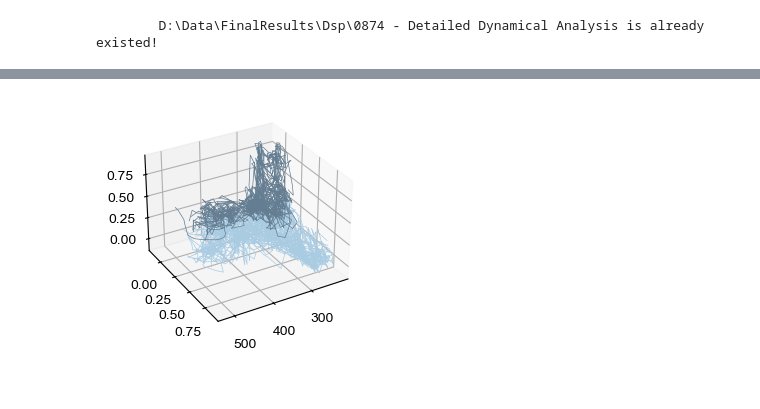
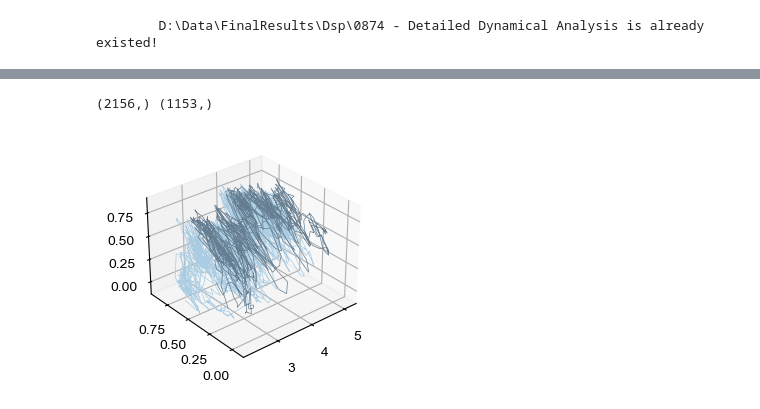
Before and after one commit to YAO-Shuyang/PlotFigures, a Jupyter notebook: NodeFigures/Fig0874 - Detailed Dynamical Analysis.ipynb, the cells around one changed output, grey strips where cells are left out. Saved outputs shown, nothing was run; the diff lists cells and outputs as text; code cells hidden in the pictures.

```diff
--- a/NodeFigures/Fig0874 - Detailed Dynamical Analysis.ipynb
+++ b/NodeFigures/Fig0874 - Detailed Dynamical Analysis.ipynb
@@ -65,11 +433,33 @@ def identify_part(route: int, maze_type: int):
         else:
             return 1
 
+def is_forward(nodes_traj: np.ndarray, maze_type: int, nx: int = 48):
+    D = GetDMatrices(maze_type=maze_type, nx=nx)
+    return np.diff(D[nodes_traj, 0]) >= 0
 
+def set_axes_equal(ax):
+    """Make 3D plots have equal aspect ratio."""
+    x_limits = ax.get_xlim3d()
+    y_limits = ax.get_ylim3d()
+    z_limits = ax.get_zlim3d()
+
+    x_range = abs(x_limits[1] - x_limits[0])
+    y_range = abs(y_limits[1] - y_limits[0])
+    z_range = abs(z_limits[1] - z_limits[0])
+
+    max_range = max([x_range, y_range, z_range])
+
+    x_middle = np.mean(x_limits)
+    y_middle = np.mean(y_limits)
+    z_middle = np.mean(z_limits)
+
+    ax.set_xlim3d([x_middle - max_range/2, x_middle + max_range/2])
+    ax.set_ylim3d([y_middle - max_range/2, y_middle + max_range/2])
+    ax.set_zlim3d([z_middle - max_range/2, z_middle + max_range/2])
 
 R = 5
 S = 6
-M = 10224
+M = 10227
 with open(join(dir_name, f'{M}.pkl'), 'rb') as f:
     res = pickle.load(f)
 
@@ -91,7 +481,8 @@ idx_R = np.where((session_traj == S) & (route_traj == R) & np.isin(S2F[nodes_tra
 if identify_part(R, trace['maze_type']) == 0:
     idx_R0 = np.where(
         (session_traj == S) &
-        (route_traj == 0) &
+        (route_traj != 3) &
+        (route_traj != 6) &
         (lap_traj < first_SB_lap) &
         np.isin(S2F[nodes_traj], get_intersected(R, trace['maze_type']))
     )[0]
@@ -105,40 +496,47 @@ else:
 
 mean_map_r0 = get_r0_map(trace, R, session=S)
 mean_map_r = get_mean_map(trace, R, session=S)
 corr_traj_R = np.zeros((idx_R.shape[0], 2), dtype=np.float64)
 corr_traj_R0 = np.zeros((idx_R0.shape[0], 2), dtype=np.float64)
 
+print(idx_R0.shape, idx_R.shape)
+
 assert mean_map_r0.shape[0] == neural_traj.shape[0]
 
 for i in tqdm(range(len(corr_traj_R0))):
     corr_traj_R0[i, 0] = np.corrcoef(neural_traj[:, idx_R0[i]], mean_map_r0[:, nodes_traj[idx_R0[i]]])[0, 1]
     corr_traj_R0[i, 1] = np.corrcoef(neural_traj[:, idx_R0[i]], mean_map_r[:, nodes_traj[idx_R0[i]]])[0, 1]
 
 for i in tqdm(range(len(corr_traj_R))):
     corr_traj_R[i, 0] = np.corrcoef(neural_traj[:, idx_R[i]], mean_map_r0[:, nodes_traj[idx_R[i]]])[0, 1]
     corr_traj_R[i, 1] = np.corrcoef(neural_traj[:, idx_R[i]], mean_map_r[:, nodes_traj[idx_R[i]]])[0, 1]
 
 dlap_R0 = np.concatenate(([0], np.where(np.diff(lap_traj[idx_R0]) != 0)[0]+1, [len(idx_R0)]))
 
 fig = plt.figure(figsize=(6, 3))
 ax = Clear_Axes(fig.add_subplot(111, projection='3d'), close_spines=['top', 'right'], ifxticks=True, ifyticks=True)
 for i in range(len(dlap_R0)-1):
+    forward_idx = np.where(is_forward(nodes_traj[idx_R0][dlap_R0[i]:dlap_R0[i+1]], trace['maze_type']))[0]
     ax.plot(
-        D[nodes_traj[idx_R0][dlap_R0[i]:dlap_R0[i+1]], 0],
-        corr_traj_R0[dlap_R0[i]:dlap_R0[i+1], 0],
-        corr_traj_R0[dlap_R0[i]:dlap_R0[i+1], 1],
+        D[nodes_traj[idx_R0][dlap_R0[i]:dlap_R0[i+1]], 0][forward_idx]/100,
+        corr_traj_R0[dlap_R0[i]:dlap_R0[i+1], 0][forward_idx],
+        corr_traj_R0[dlap_R0[i]:dlap_R0[i+1], 1][forward_idx],
         color=DSPPalette[0],
-        linewidth=0.5
+        linewidth=0.5,
+        #s=2
     )
 dlap_R = np.concatenate(([0], np.where(np.diff(lap_traj[idx_R]) != 0)[0]+1, [len(idx_R)]))
 for i in range(len(dlap_R)-1):
+    forward_idx = np.where(is_forward(nodes_traj[idx_R][dlap_R[i]:dlap_R[i+1]], trace['maze_type']))[0]
     ax.plot(
-        D[nodes_traj[idx_R][dlap_R[i]:dlap_R[i+1]], 0],
-        corr_traj_R[dlap_R[i]:dlap_R[i+1], 0],
-        corr_traj_R[dlap_R[i]:dlap_R[i+1], 1],
+        D[nodes_traj[idx_R][dlap_R[i]:dlap_R[i+1]], 0][forward_idx]/100,
+        corr_traj_R[dlap_R[i]:dlap_R[i+1], 0][forward_idx],
+        corr_traj_R[dlap_R[i]:dlap_R[i+1], 1][forward_idx],
         color=DSPPalette[R],
-        linewidth=0.5
+        linewidth=0.5,
+        #s=2
     )
-ax.view_init(elev=10, azim=60)
+ax.view_init(elev=30, azim=230)
 # %% [output]
+(2156,) (1153,)
-[figure, old version]
+[figure, new version]
```
Also changed, not shown: parts of 7 cells of this notebook, 3 other files.
